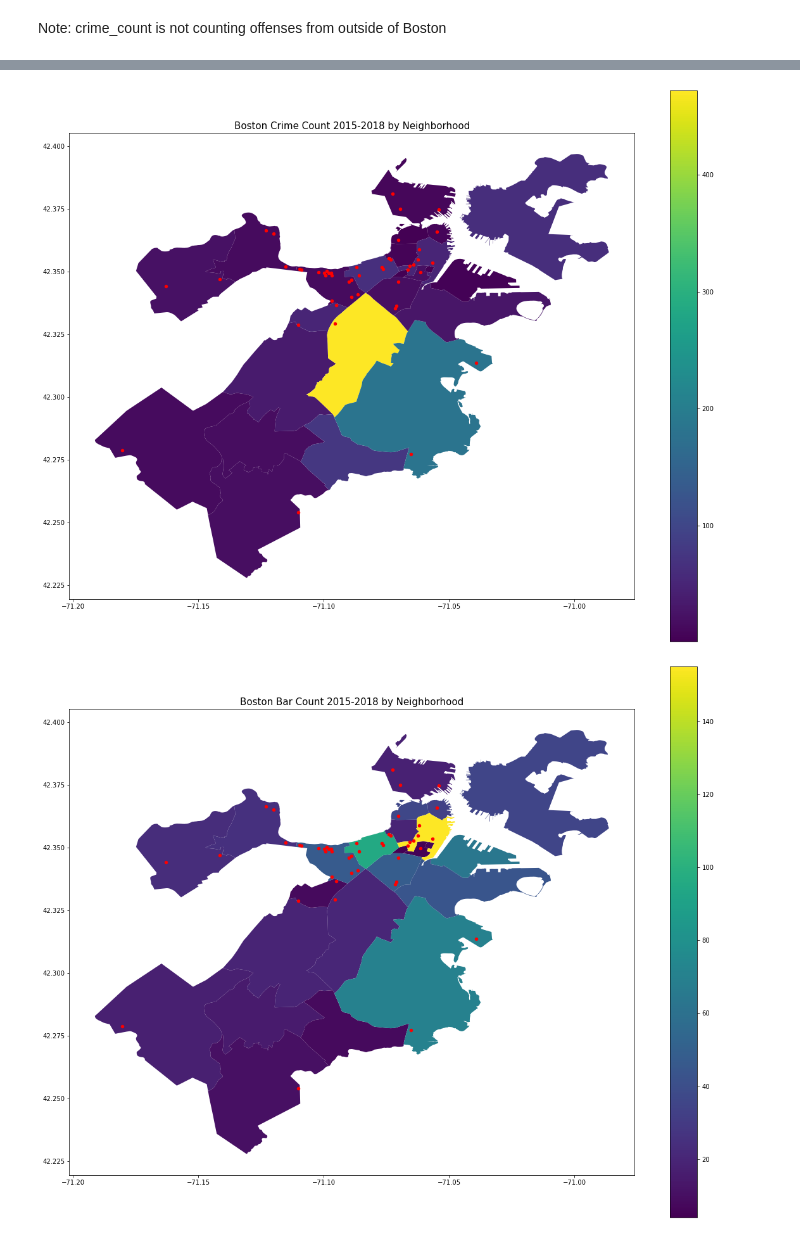
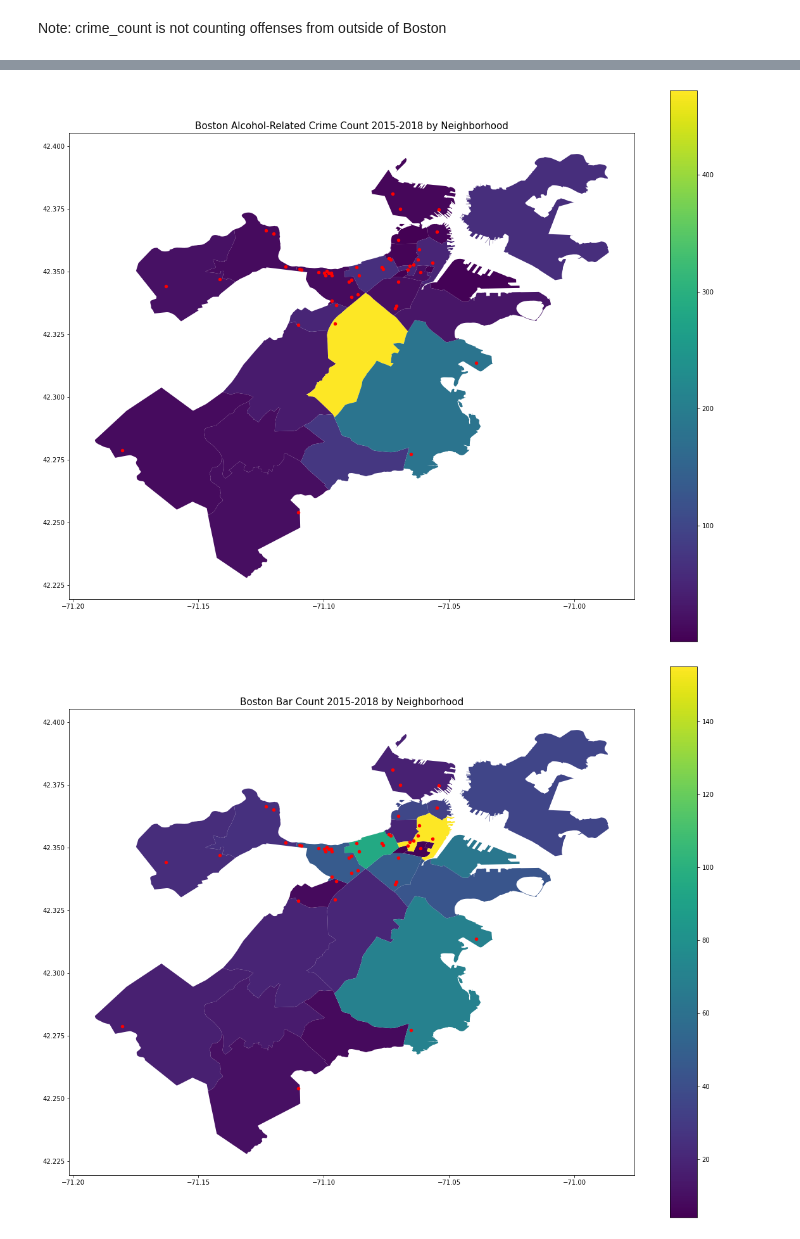
Before and after one commit to pickdani/Bostonography-Final, a Jupyter notebook: data-manipulation.ipynb, the cells around one changed output, grey strips where cells are left out. Cells and saved outputs as stored; diff of their text form; code cells hidden in the pictures.

```diff
--- a/data-manipulation.ipynb
+++ b/data-manipulation.ipynb
@@ -98,6 +135,3 @@ cols1 = {'bars':bar_count}
 bars_df = pd.DataFrame(cols1)
 bars_df = bars_df.drop(28)
 # bars_df
-# %%
-combined_df = crime_df.join(bars_df, how='inner', sort=False)
-combined_df
@@ -126,12 +150,12 @@ c_geo_df = gpd.GeoDataFrame(geometry = college_geo)
 # %%
 fig,ax = plt.subplots(figsize = (20,16))
 crime_map = pd.merge(nb, combined_df, on="Neighborhood_ID")
 crime_map.plot(ax = ax, column = 'crime', legend=True, figsize=(20,16))
 g = c_geo_df.plot(ax=ax, markersize = 20, color = 'red')
-plt.title('Boston Crime Count 2015-2018 by Neighborhood', fontsize = 15)
+plt.title('Boston Alcohol-Related Crime Count 2015-2018 by Neighborhood', fontsize = 15)
 plt.show()
 # %% [output]
-[figure, old version]
+[figure, new version]
 # %%
 fig,ax = plt.subplots(figsize = (20,16))
 bar_map = pd.merge(nb, combined_df, on="Neighborhood_ID")
```
Also changed, not shown: parts of 20 cells of this notebook.
